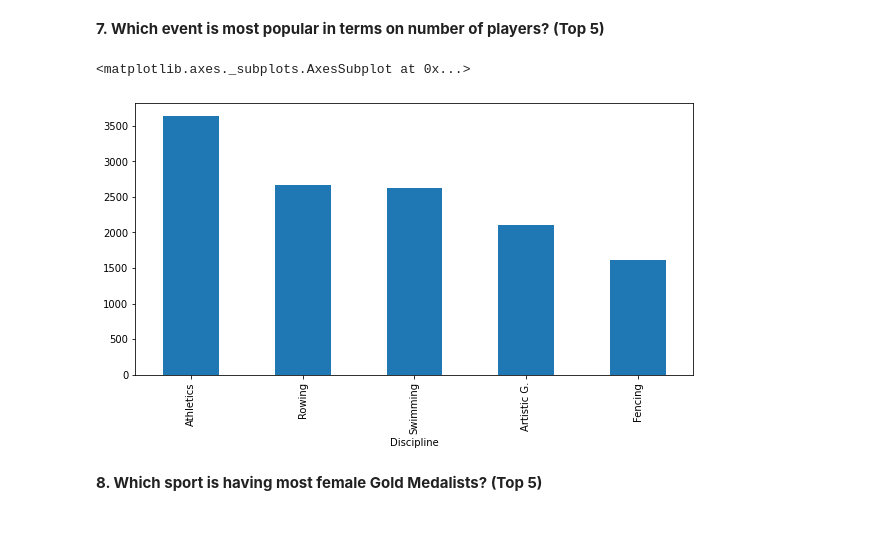
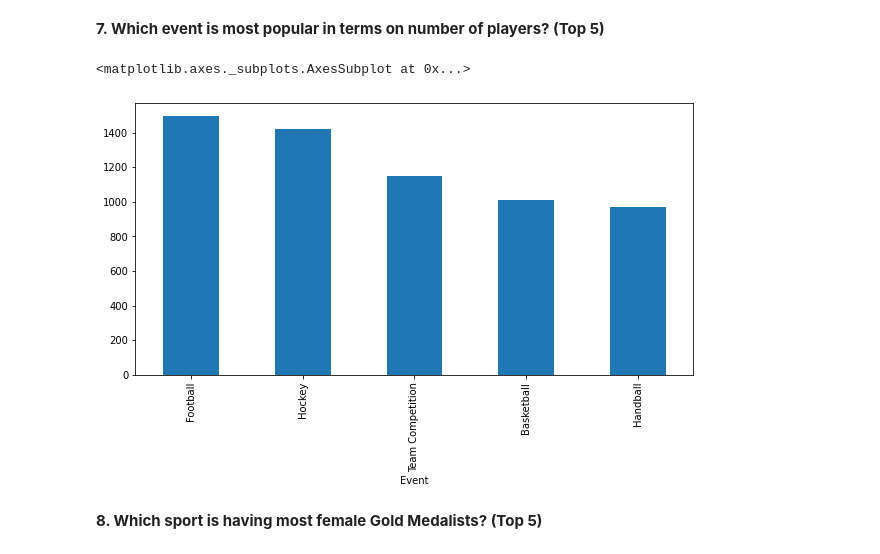
Before and after one commit to Vaibhavi15-04/SUMMER-OLYMPIC-DATA-ANALYSIS, a Jupyter notebook: Summer.ipynb, the cells around one changed output. Cells and saved outputs as stored; diff of their text form; code cells hidden in the pictures; blank space fills up the shorter version.

```diff
--- a/Summer.ipynb
+++ b/Summer.ipynb
@@ -63,10 +63,10 @@ Name: Year, dtype: int64
 # %% [markdown]
 **7. Which event is most popular in terms on number of players? (Top 5)**
 # %%
-df.groupby('Discipline').count()['Athlete'].sort_values(ascending = False).head().plot.bar(figsize = (10,5))
+df.groupby('Event').count()['Athlete'].sort_values(ascending = False).head().plot.bar(figsize = (10,5))
 # %% [output]
 <matplotlib.axes._subplots.AxesSubplot at 0x...>
-[figure, old version]
+[figure, new version]
 # %% [markdown]
 **8. Which sport is having most female Gold Medalists? (Top 5)**
 # %%
```
